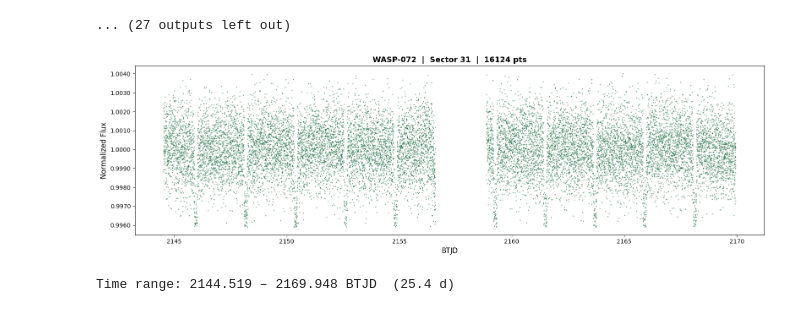
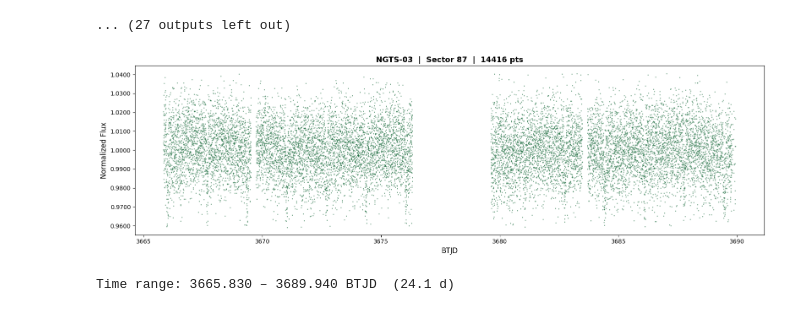
Before and after one commit to princenayga/cvif-astro-p1, a Jupyter notebook: notebooks/uhj_lightcurve_inspection.ipynb, the cells around one changed output. Saved outputs shown, nothing was run; the diff lists cells and outputs as text; code cells hidden in the pictures.

```diff
--- a/notebooks/uhj_lightcurve_inspection.ipynb
+++ b/notebooks/uhj_lightcurve_inspection.ipynb
@@ -215,34 +215,34 @@ No data found for target "WASP-103".
 # %%
 # ── EDIT THESE ──────────────────────────────────────────────────────────────
 PLANET   = 'NGTS-03'
-SECTOR   = 31
+SECTOR   = 87
 
 # ────────────────────────────────────────────────────────────────────────────
 
 import numpy as np
 import matplotlib.pyplot as plt
 import lightkurve as lk
 
 sr = lk.search_lightcurve(PLANET, mission='TESS', cadence=120, author='SPOC', sector=SECTOR)
 if len(sr) == 0:
     print(f'No SPOC 2-min data for {PLANET} sector {SECTOR}.')
 else:
     lc = sr.download(quality_bitmask='default')
     lc = lc.remove_nans().remove_outliers(sigma=3.0)
     time = np.asarray(lc.time.value, dtype=float)
     flux = np.asarray(lc.flux.value, dtype=float)
     flux = flux / np.nanmedian(flux)
 
     fig, ax = plt.subplots(figsize=(16, 5))
     ax.plot(time, flux, '.', ms=1.5, color='#1a6b3c', alpha=0.6)
     ax.set_xlabel('BTJD', fontsize=12)
     ax.set_ylabel('Normalized Flux', fontsize=12)
     ax.set_title(f'{PLANET}  |  Sector {SECTOR}  |  {len(time)} pts', fontsize=13, fontweight='bold')
     ax.yaxis.set_major_formatter(plt.FormatStrFormatter('%.4f'))
     ax.tick_params(labelsize=10)
     plt.tight_layout()
     plt.show()
     print(f'Time range: {time[0]:.3f} – {time[-1]:.3f} BTJD  ({time[-1]-time[0]:.1f} d)')
 # %% [output]
-[figure, old version]
+[figure, new version]
-Time range: 2144.519 – 2169.948 BTJD  (25.4 d)
+Time range: 3665.830 – 3689.940 BTJD  (24.1 d)
```
Also changed, not shown: 4 other files.
